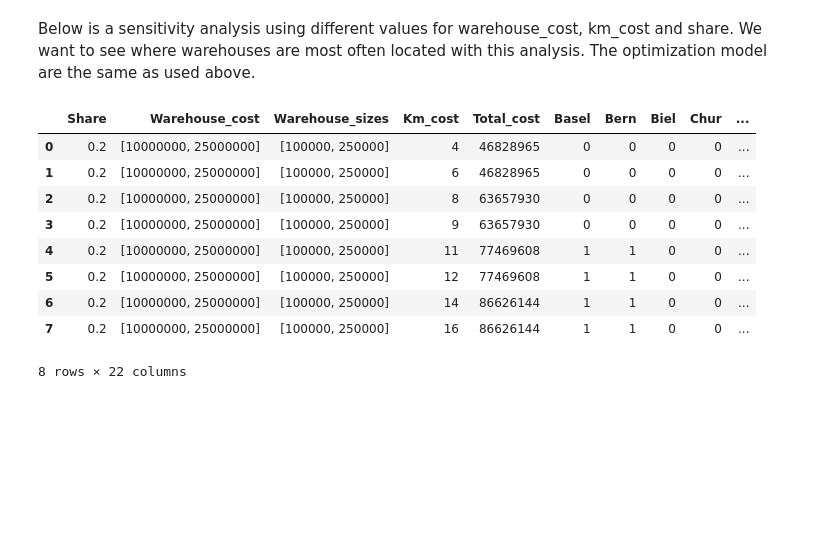
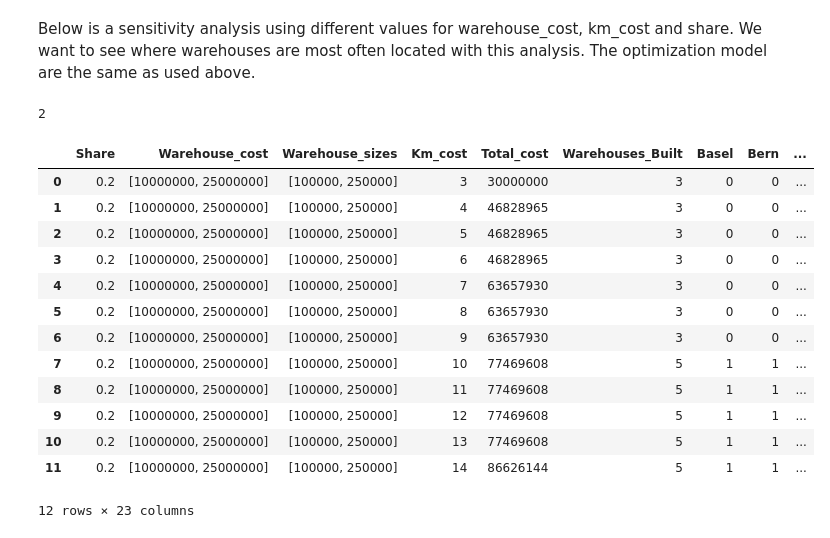
Before and after one commit to nomanbash/FLP_Amazon_Warehouse_Switzerland, a Jupyter notebook: Optimization.ipynb, the cells around one changed output. Saved outputs shown, nothing was run; the diff lists cells and outputs as text; code cells hidden in the pictures; blank space fills up the shorter version.

Commit message:
Added warehouses built column

```diff
--- a/Optimization.ipynb
+++ b/Optimization.ipynb
@@ -403,6 +404,11 @@ def optimization_model(warehouse_costs, warehouse_sizes, km_cost, share, sq_per_
         sensitivity_list.append(parameters+cities_to_build_in)
 
     return sensitivity_list
+# %%
+liste1=[1,0,1,10]
+liste1.count(1)
+# %% [output]
+2
 # %%
 # A variation of input parameters to be used to get different results with our model
 warehouse_costs=[[5000000,15000000], [10000000,25000000], [15000000,37500000]] #dollar/euro
@@ -415,16 +421,20 @@ for km_cost in km_costs: #Change this parameter depending on which type of sensi
 # %%
-label_list=['Share', 'Warehouse_cost','Warehouse_sizes', 'Km_cost', 'Total_cost']+cities.tolist()
+label_list=['Share', 'Warehouse_cost','Warehouse_sizes', 'Km_cost', 'Total_cost', 'Warehouses_Built']+cities.tolist()
 df = pd.DataFrame(sensitivity_list, columns = label_list)
-df.to_csv('Sensitivity_analysis.tsv', sep="\t")
+df.to_csv('change_in_kmcost.csv')
 df
 # %% [output]
-|  | Share | Warehouse_cost | Warehouse_sizes | Km_cost | Total_cost | Basel | Bern | Biel | Chur | ... |
-| 0 | 0.2 | [10000000, 25000000] | [100000, 250000] | 4 | 46828965 | 0 | 0 | 0 | 0 | ... |
-| 1 | 0.2 | [10000000, 25000000] | [100000, 250000] | 6 | 46828965 | 0 | 0 | 0 | 0 | ... |
-| 2 | 0.2 | [10000000, 25000000] | [100000, 250000] | 8 | 63657930 | 0 | 0 | 0 | 0 | ... |
-| 3 | 0.2 | [10000000, 25000000] | [100000, 250000] | 9 | 63657930 | 0 | 0 | 0 | 0 | ... |
-| 4 | 0.2 | [10000000, 25000000] | [100000, 250000] | 11 | 77469608 | 1 | 1 | 0 | 0 | ... |
-| 5 | 0.2 | [10000000, 25000000] | [100000, 250000] | 12 | 77469608 | 1 | 1 | 0 | 0 | ... |
-| 6 | 0.2 | [10000000, 25000000] | [100000, 250000] | 14 | 86626144 | 1 | 1 | 0 | 0 | ... |
-| 7 | 0.2 | [10000000, 25000000] | [100000, 250000] | 16 | 86626144 | 1 | 1 | 0 | 0 | ... |
+|  | Share | Warehouse_cost | Warehouse_sizes | Km_cost | Total_cost | Warehouses_Built | Basel | Bern | ... |
+| 0 | 0.2 | [10000000, 25000000] | [100000, 250000] | 3 | 30000000 | 3 | 0 | 0 | ... |
+| 1 | 0.2 | [10000000, 25000000] | [100000, 250000] | 4 | 46828965 | 3 | 0 | 0 | ... |
+| 2 | 0.2 | [10000000, 25000000] | [100000, 250000] | 5 | 46828965 | 3 | 0 | 0 | ... |
+| 3 | 0.2 | [10000000, 25000000] | [100000, 250000] | 6 | 46828965 | 3 | 0 | 0 | ... |
+| 4 | 0.2 | [10000000, 25000000] | [100000, 250000] | 7 | 63657930 | 3 | 0 | 0 | ... |
+| 5 | 0.2 | [10000000, 25000000] | [100000, 250000] | 8 | 63657930 | 3 | 0 | 0 | ... |
+| 6 | 0.2 | [10000000, 25000000] | [100000, 250000] | 9 | 63657930 | 3 | 0 | 0 | ... |
+| 7 | 0.2 | [10000000, 25000000] | [100000, 250000] | 10 | 77469608 | 5 | 1 | 1 | ... |
+| 8 | 0.2 | [10000000, 25000000] | [100000, 250000] | 11 | 77469608 | 5 | 1 | 1 | ... |
+| 9 | 0.2 | [10000000, 25000000] | [100000, 250000] | 12 | 77469608 | 5 | 1 | 1 | ... |
+| 10 | 0.2 | [10000000, 25000000] | [100000, 250000] | 13 | 77469608 | 5 | 1 | 1 | ... |
+| 11 | 0.2 | [10000000, 25000000] | [100000, 250000] | 14 | 86626144 | 5 | 1 | 1 | ... |
-8 rows × 22 columns
+12 rows × 23 columns
```
Also changed, not shown: parts of 5 cells of this notebook, 4 other files.
